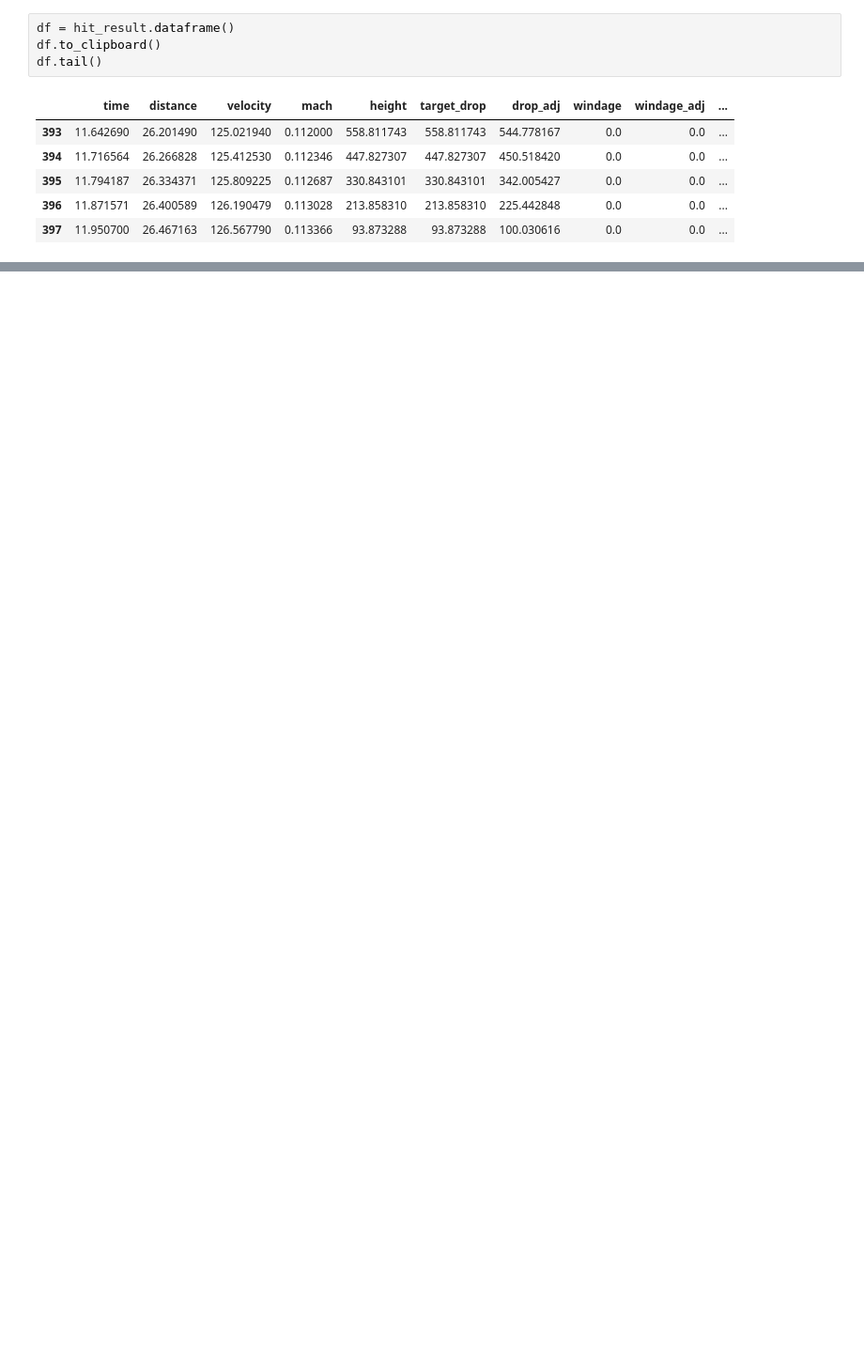
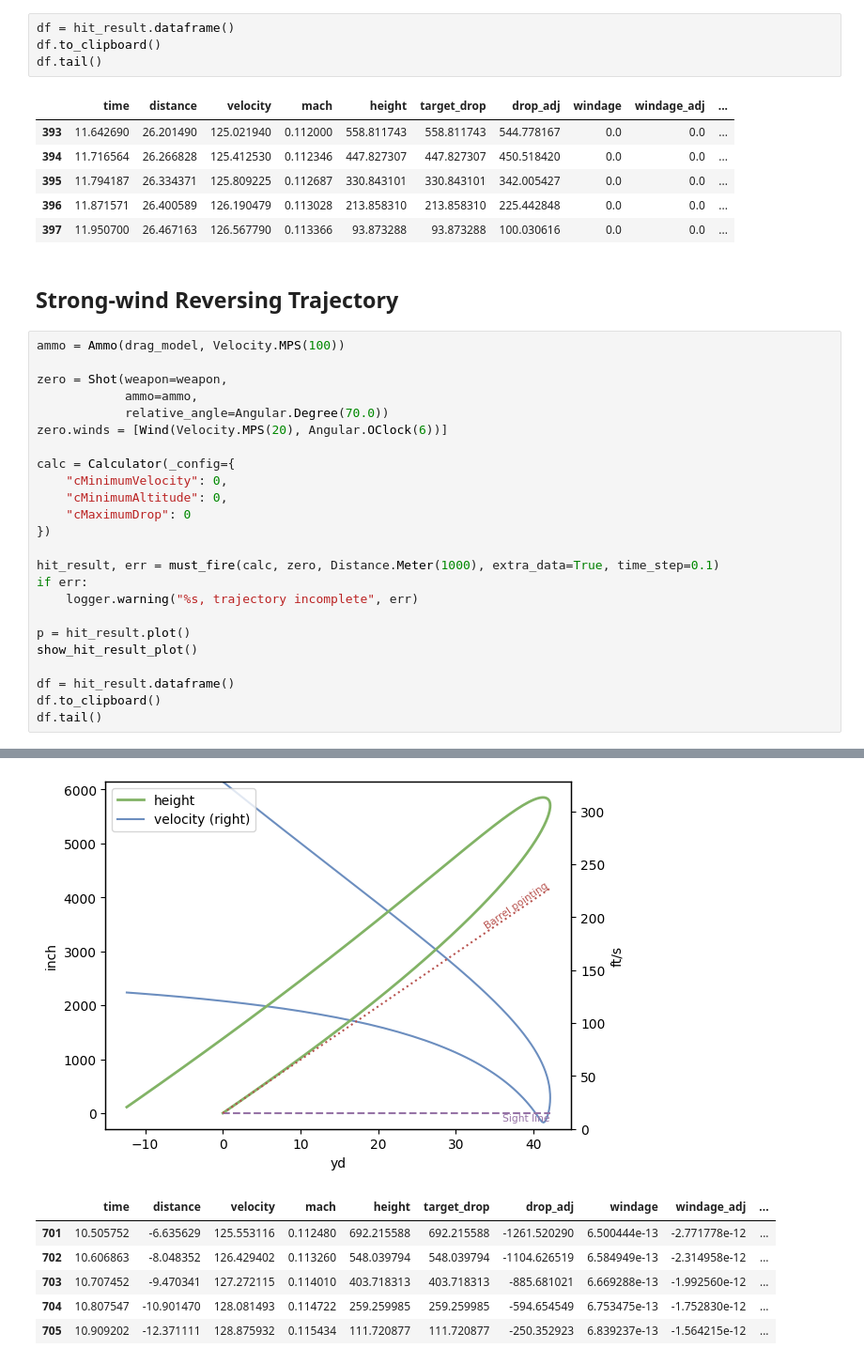
Before and after one commit to o-murphy/py-ballisticcalc, a Jupyter notebook: ExtremeExamples.ipynb, the cells around one changed output, grey strips where cells are left out. Shown at 94% size. Saved outputs shown, nothing was run; the diff lists cells and outputs as text; blank space fills up the shorter version.

```diff
--- a/ExtremeExamples.ipynb
+++ b/ExtremeExamples.ipynb
@@ -117,3 +117,30 @@ df.tail()
 | 395 | 11.794187 | 26.334371 | 125.809225 | 0.112687 | 330.843101 | 330.843101 | 342.005427 | 0.0 | 0.0 | ... |
 | 396 | 11.871571 | 26.400589 | 126.190479 | 0.113028 | 213.858310 | 213.858310 | 225.442848 | 0.0 | 0.0 | ... |
 | 397 | 11.950700 | 26.467163 | 126.567790 | 0.113366 | 93.873288 | 93.873288 | 100.030616 | 0.0 | 0.0 | ... |
+# %% [markdown]
+## Strong-wind Reversing Trajectory
+# %%
+ammo = Ammo(drag_model, Velocity.MPS(100))
+
+zero = Shot(weapon=weapon,
+            ammo=ammo,
+            relative_angle=Angular.Degree(70.0))
+zero.winds = [Wind(Velocity.MPS(20), Angular.OClock(6))]
+
+calc = Calculator(_config={
+    "cMinimumVelocity": 0,
+    "cMinimumAltitude": 0,
+    "cMaximumDrop": 0
+})
+
+hit_result, err = must_fire(calc, zero, Distance.Meter(1000), extra_data=True, time_step=0.1)
+if err:
+    logger.warning("%s, trajectory incomplete", err)
+
+p = hit_result.plot()
+show_hit_result_plot()
+
+df = hit_result.dataframe()
+df.to_clipboard()
+df.tail()
+# %% [output]
@@ -119,0 +148,7 @@ df.tail()
+[figure, added]
+|  | time | distance | velocity | mach | height | target_drop | drop_adj | windage | windage_adj | ... |
+| 701 | 10.505752 | -6.635629 | 125.553116 | 0.112480 | 692.215588 | 692.215588 | -1261.520290 | 6.500444e-13 | -2.771778e-12 | ... |
+| 702 | 10.606863 | -8.048352 | 126.429402 | 0.113260 | 548.039794 | 548.039794 | -1104.626519 | 6.584949e-13 | -2.314958e-12 | ... |
+| 703 | 10.707452 | -9.470341 | 127.272115 | 0.114010 | 403.718313 | 403.718313 | -885.681021 | 6.669288e-13 | -1.992560e-12 | ... |
+| 704 | 10.807547 | -10.901470 | 128.081493 | 0.114722 | 259.259985 | 259.259985 | -594.654549 | 6.753475e-13 | -1.752830e-12 | ... |
+| 705 | 10.909202 | -12.371111 | 128.875932 | 0.115434 | 111.720877 | 111.720877 | -250.352923 | 6.839237e-13 | -1.564215e-12 | ... |
```
Also changed, not shown: parts of 3 cells of this notebook, 1 other file.
